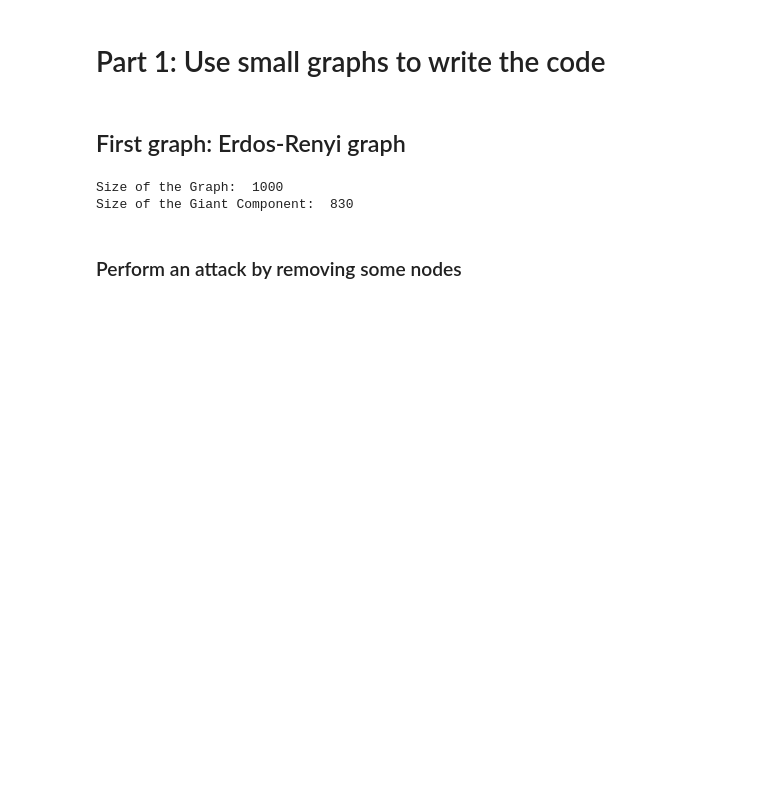
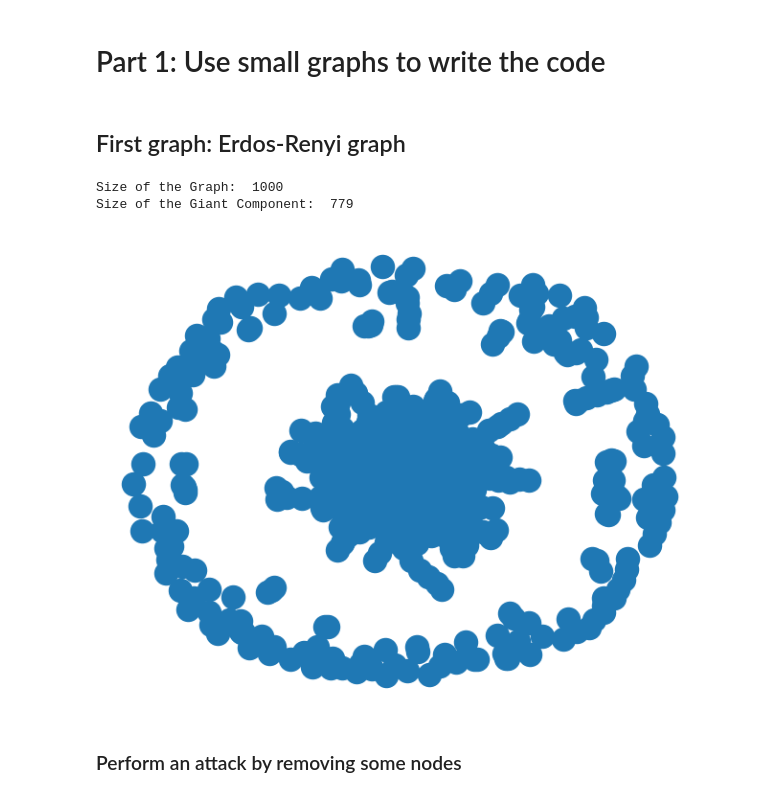
Before and after one commit to parsamlm/NetworkAnalysis, a Jupyter notebook: Step 3/network_robustness.ipynb, the cells around one changed output. Cells and saved outputs as stored; diff of their text form; code cells hidden in the pictures; blank space fills up the shorter version.

```diff
--- a/Step 3/network_robustness.ipynb
+++ b/Step 3/network_robustness.ipynb
@@ -11,12 +11,14 @@ import matplotlib.pyplot as plt
 # %%
 G_erdos_renyi = nx.erdos_renyi_graph(1000, 0.002)
 G_erdos_renyi_nodes = list(G_erdos_renyi.nodes())
 print("Size of the Graph: ", len(G_erdos_renyi_nodes))
 G_erdos_renyi_nodes_giant = max(nx.connected_components(G_erdos_renyi), key=len)
 print("Size of the Giant Component: ", len(G_erdos_renyi_nodes_giant))
+nx.draw(G_erdos_renyi)
 # %% [output]
 Size of the Graph:  1000
-Size of the Giant Component:  830
+Size of the Giant Component:  779
+[figure, added]
 # %% [markdown]
 ### Perform an attack by removing some nodes
 # %%
```
Also changed, not shown: parts of 13 cells of this notebook.
